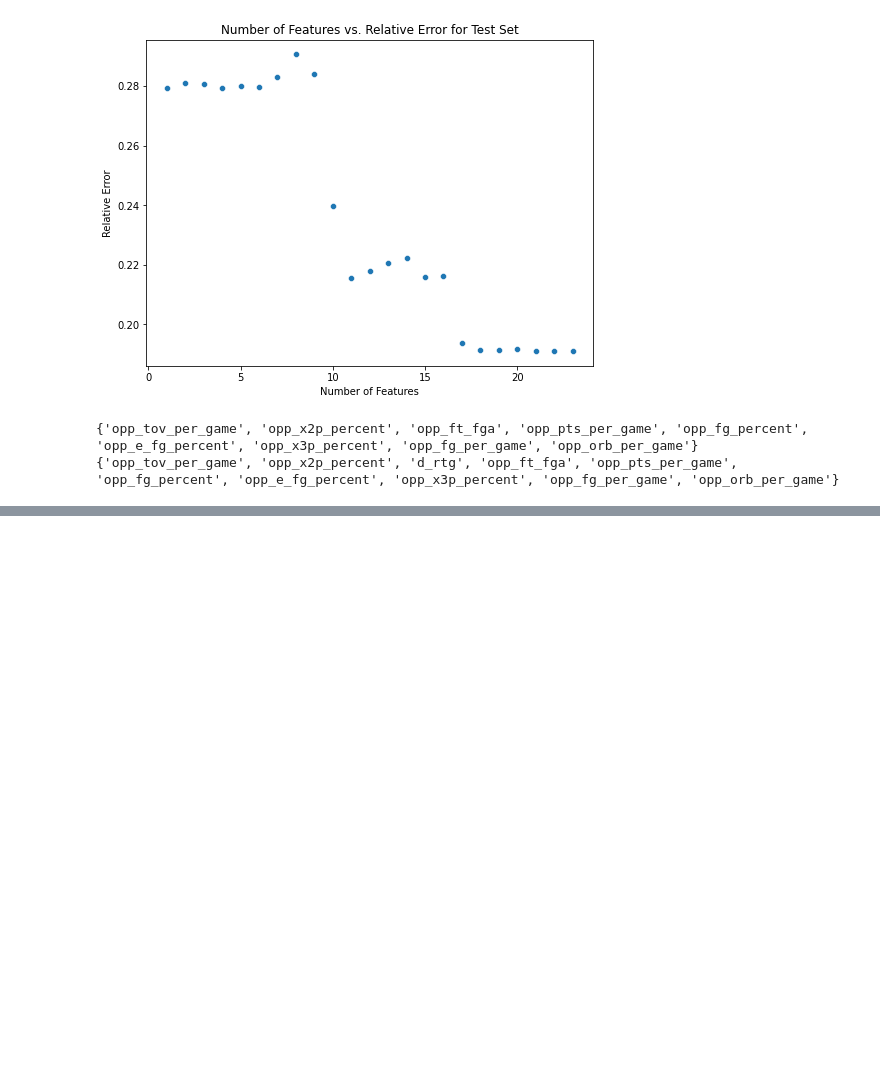
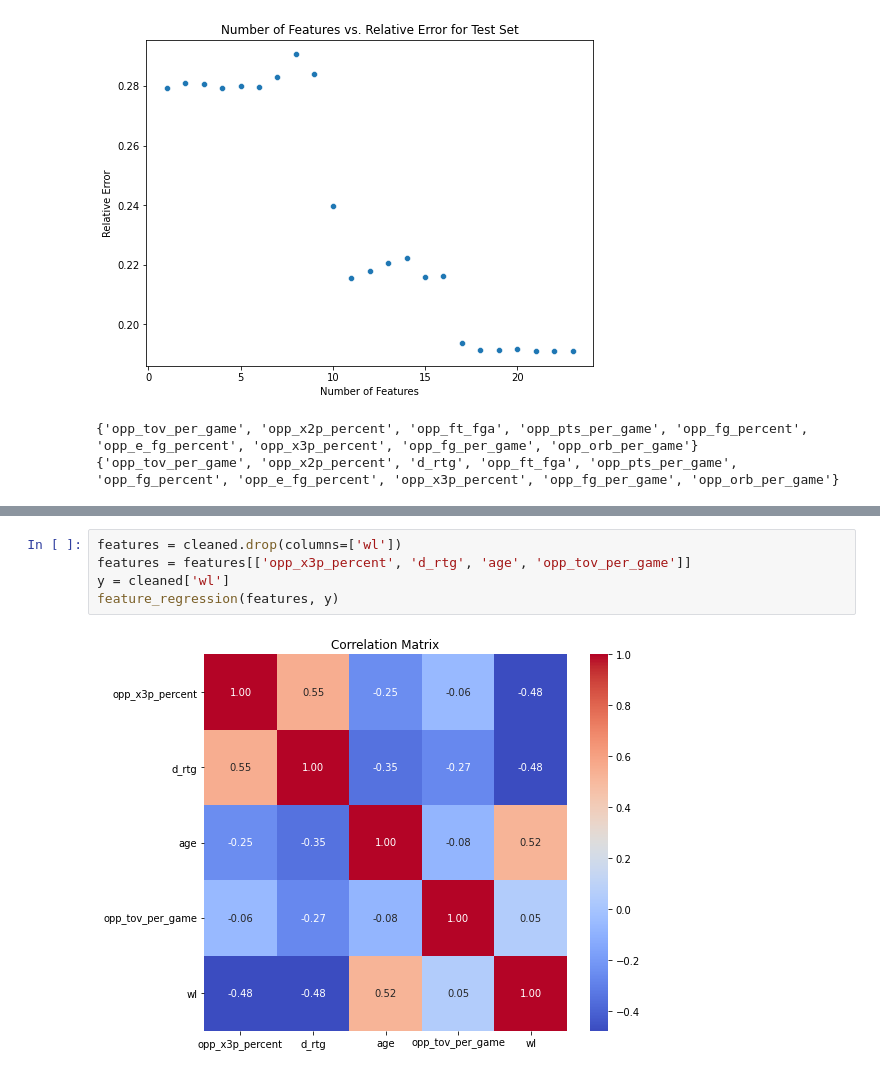
Before and after one commit to BryceOB13/Locked_In_on_Lockdown_NBA_Defensive_Profiling_2003_to_2025, a Jupyter notebook: Locked_In_on_Lockdown_NBA_Defensive_Profiling_2003_2025/explore_winloss.ipynb, the cells around one changed output, grey strips where cells are left out. Saved outputs shown, nothing was run; the diff lists cells and outputs as text; blank space fills up the shorter version.

```diff
--- a/Locked_In_on_Lockdown_NBA_Defensive_Profiling_2003_2025/explore_winloss.ipynb
+++ b/Locked_In_on_Lockdown_NBA_Defensive_Profiling_2003_2025/explore_winloss.ipynb
@@ -287,0 +386,7 @@ print(train_errs[10])
+# %%
+features = cleaned.drop(columns=['wl'])
+features = features[['opp_x3p_percent', 'd_rtg', 'age', 'opp_tov_per_game']]
+y = cleaned['wl']
+feature_regression(features, y)
+# %% [output]
+[figure, added]
```
Also changed, not shown: parts of 12 cells of this notebook.
